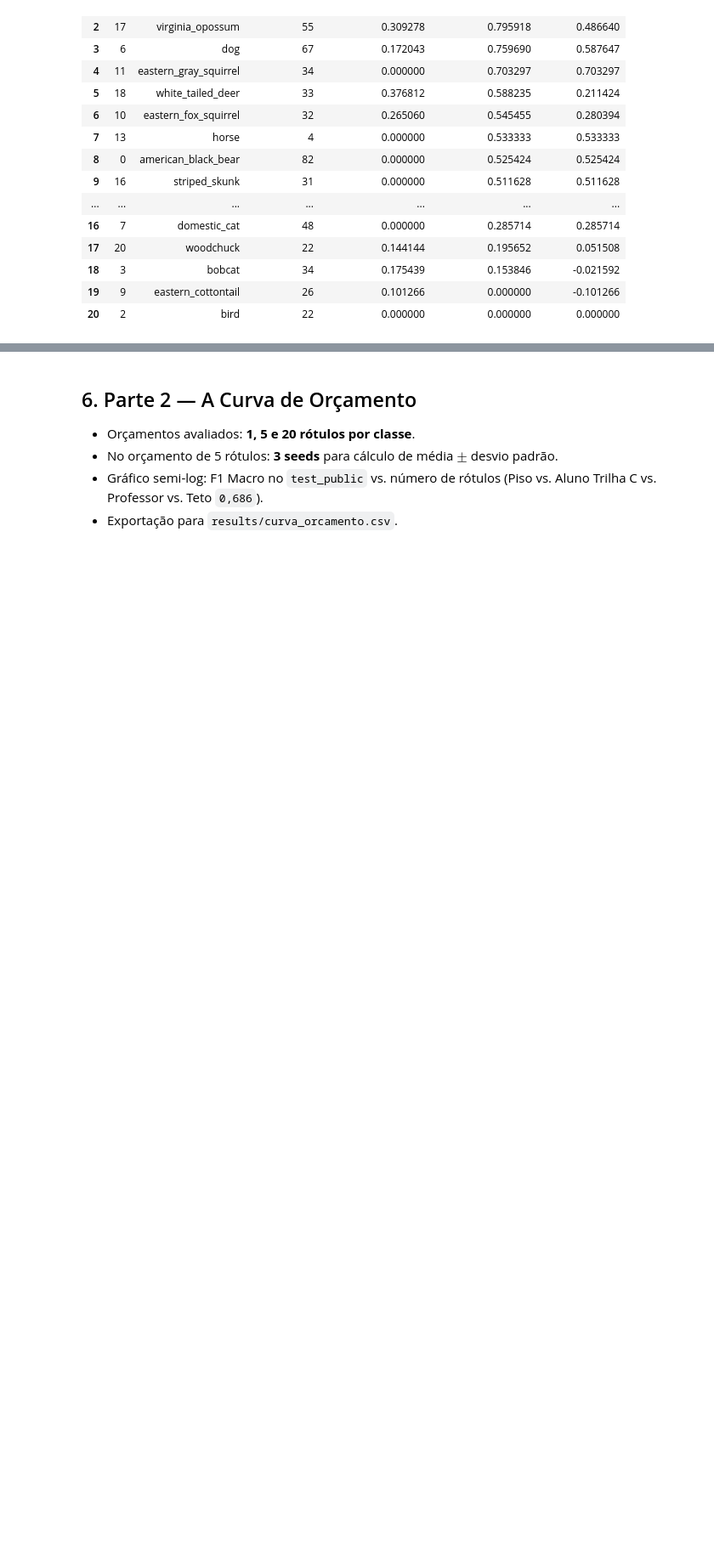
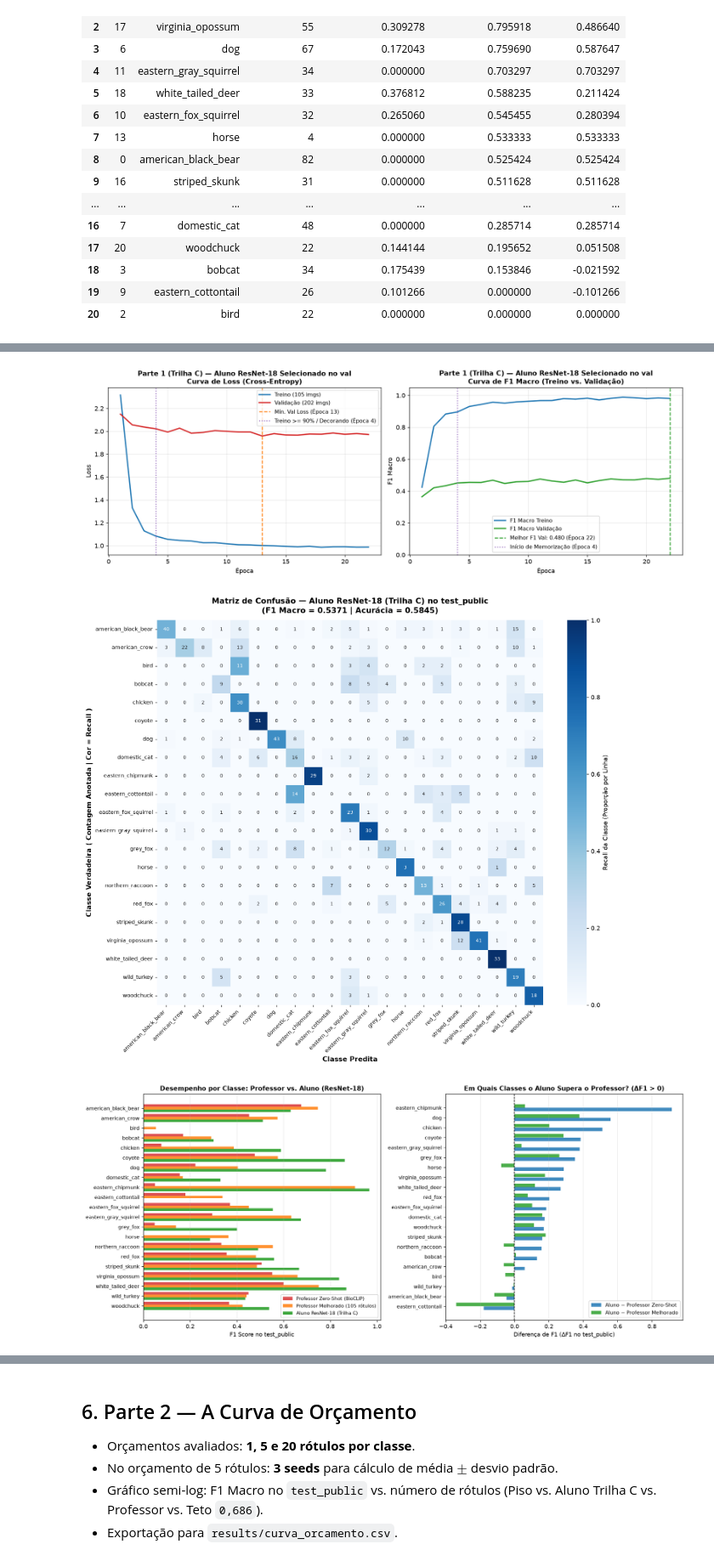
Before and after one commit to HenryGasparelo/Programming-Assignment-3---Deep-Learning, a Jupyter notebook: main.ipynb, the cells around one changed output, grey strips where cells are left out. Shown at 85% size. Cells and saved outputs as stored; diff of their text form; code cells hidden in the pictures; blank space fills up the shorter version.

Commit message:
feat: parte 1

```diff
--- a/main.ipynb
+++ b/main.ipynb
@@ -316,0 +604,39 @@ Exploração das **6.505 imagens não rotuladas** do `train` utilizando a **Tril
+# %%
+# Selecionamos o melhor Aluno pelo conjunto de validação (val): student_c2 (Val F1 = 0.4808)
+best_student_metrics = test_c2 if best_val_c2 >= best_val_c3 else test_c3
+best_student_hist = hist_c2 if best_val_c2 >= best_val_c3 else hist_c3
+
+_ = plot_training_curves(
+    history=best_student_hist,
+    title_prefix="Parte 1 (Trilha C) — Aluno ResNet-18 Selecionado no val",
+    save_path="docs/figures/part1_student_c3_curves.png",
+    show=True,
+)
+
+plot_confusion_matrix(
+    cm=best_student_metrics["confusion_matrix"],
+    class_names=class_names,
+    title=(
+        f"Matriz de Confusão — Aluno ResNet-18 (Trilha C) no test_public\n"
+        f"(F1 Macro = {best_student_metrics['f1_macro']:.4f} | Acurácia = {best_student_metrics['accuracy']:.4f})"
+    ),
+    normalize=True,
+    save_path="docs/figures/part1_student_c3_confusion_matrix.png",
+    show=True,
+)
+
+df_per_class_p1 = plot_student_vs_teacher_per_class(
+    class_names=class_names,
+    f1_piso=test_metrics_b["per_class_f1"],
+    f1_teacher_zs=zs_eval["per_class_f1_zero_shot"],
+    f1_teacher_imp=imp_teacher["test_per_class_f1"],
+    f1_student=best_student_metrics["per_class_f1"],
+    save_path="docs/figures/part1_student_vs_teacher_per_class.png",
+    show=True,
+)
+df_per_class_p1.to_csv("results/part1_per_class_comparison.csv", index=False)
+display(df_per_class_p1.sort_values("ganho_aluno_vs_prof_zs", ascending=False).reset_index(drop=True))
+# %% [output]
+[figure, added]
+[figure, added]
+[figure, added]
```
Also changed, not shown: parts of 14 cells of this notebook, 13 other files.
